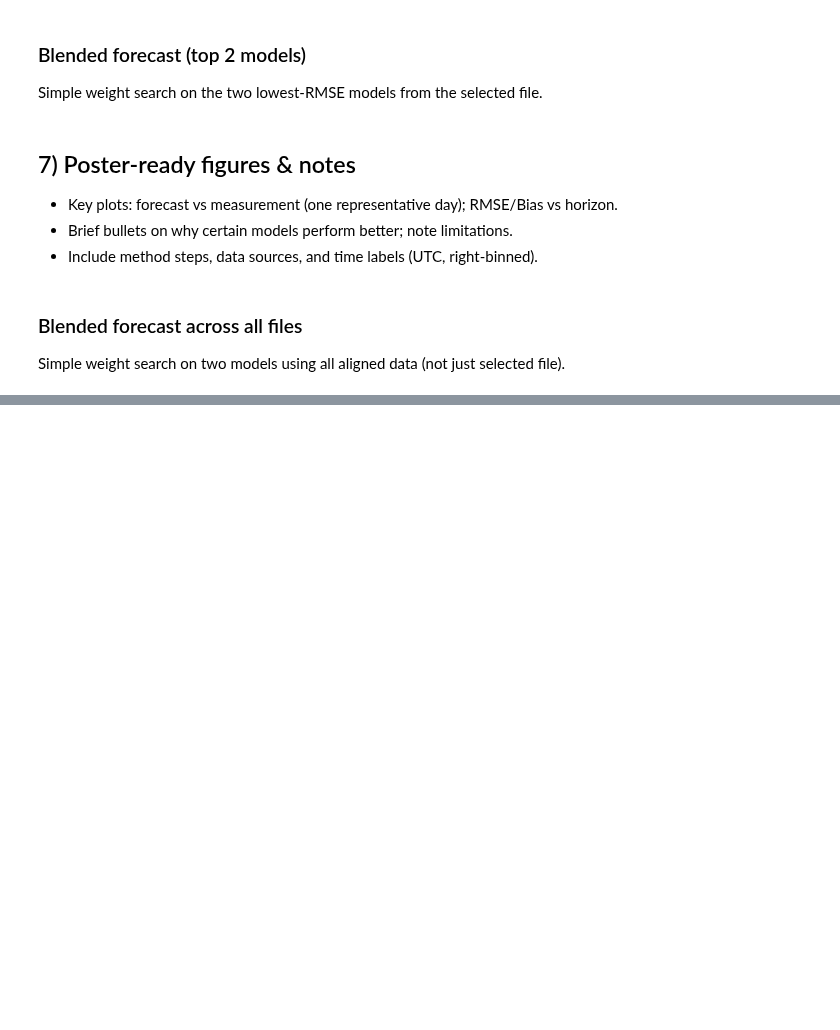
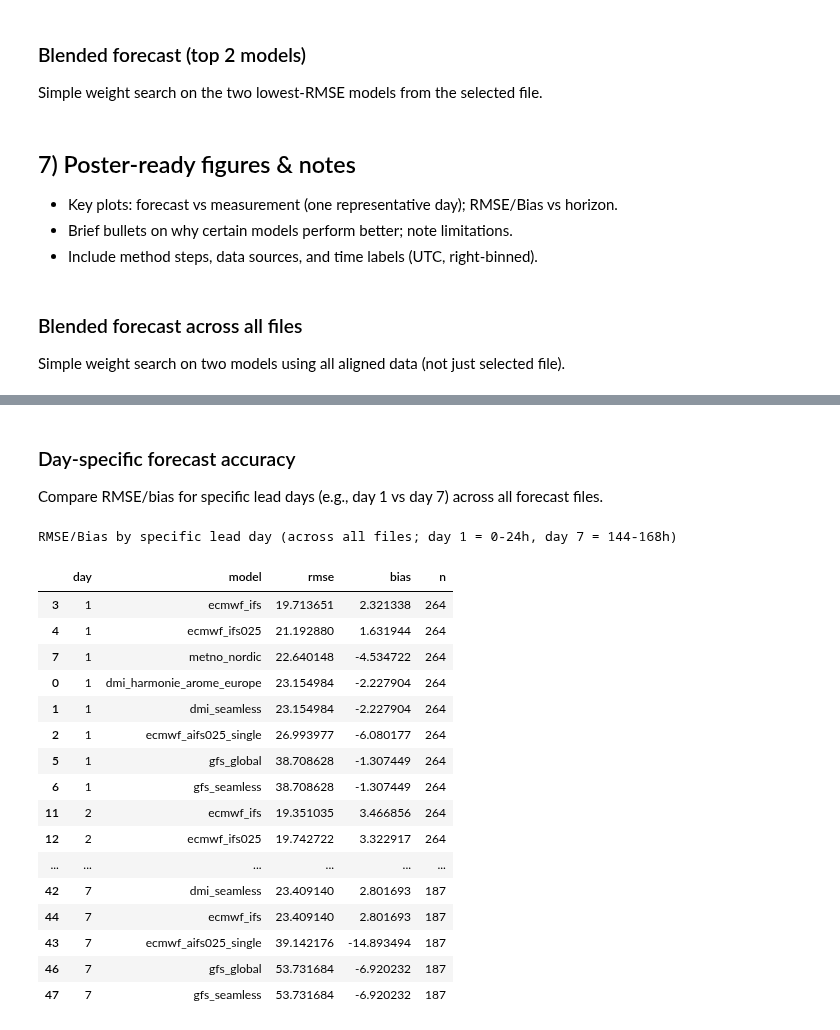
Before and after one commit to Louis2308/Solar-poster, a Jupyter notebook: Forcast_Comparison.ipynb, the cells around one changed output, grey strips where cells are left out. Saved outputs shown, nothing was run; the diff lists cells and outputs as text; code cells hidden in the pictures; blank space fills up the shorter version.

```diff
--- a/Forcast_Comparison.ipynb
+++ b/Forcast_Comparison.ipynb
@@ -466,0 +604,56 @@ Blended weight for ecmwf_ifs025: 0.70, ecmwf_ifs: 0.30
+# %% [markdown]
+
+### Day-specific forecast accuracy
+Compare RMSE/bias for specific lead days (e.g., day 1 vs day 7) across all forecast files.
+# %%
+
+import numpy as np
+import pandas as pd
+
+if 'aligned' not in locals() or aligned.empty:
+    raise ValueError("Run the alignment cell first to build 'aligned'")
+
+# Configure which lead days to evaluate (1 = 0-24h, 2 = 24-48h, etc.)
+target_days = [1, 2, 3, 4, 5, 6, 7]
+
+rows = []
+for d in target_days:
+    h_low = (d - 1) * 24
+    h_high = d * 24
+    subset = aligned[(aligned['horizon_hours'] > h_low) & (aligned['horizon_hours'] <= h_high)]
+    if subset.empty:
+        continue
+    agg = subset.groupby('model').agg(
+        rmse=('error', lambda x: np.sqrt((x**2).mean())),
+        bias=('error', 'mean'),
+        n=('error', 'size')
+    ).reset_index()
+    agg['day'] = d
+    rows.append(agg)
+
+if not rows:
+    raise ValueError("No data for selected target_days")
+
+results = pd.concat(rows, ignore_index=True)
+results = results.sort_values(['day', 'rmse'])
+print("RMSE/Bias by specific lead day (across all files; day 1 = 0-24h, day 7 = 144-168h)")
+display(results[['day', 'model', 'rmse', 'bias', 'n']])
+# %% [output]
+RMSE/Bias by specific lead day (across all files; day 1 = 0-24h, day 7 = 144-168h)
+|  | day | model | rmse | bias | n |
+| 3 | 1 | ecmwf_ifs | 19.713651 | 2.321338 | 264 |
+| 4 | 1 | ecmwf_ifs025 | 21.192880 | 1.631944 | 264 |
+| 7 | 1 | metno_nordic | 22.640148 | -4.534722 | 264 |
+| 0 | 1 | dmi_harmonie_arome_europe | 23.154984 | -2.227904 | 264 |
+| 1 | 1 | dmi_seamless | 23.154984 | -2.227904 | 264 |
+| 2 | 1 | ecmwf_aifs025_single | 26.993977 | -6.080177 | 264 |
+| 5 | 1 | gfs_global | 38.708628 | -1.307449 | 264 |
+| 6 | 1 | gfs_seamless | 38.708628 | -1.307449 | 264 |
+| 11 | 2 | ecmwf_ifs | 19.351035 | 3.466856 | 264 |
+| 12 | 2 | ecmwf_ifs025 | 19.742722 | 3.322917 | 264 |
+| ... | ... | ... | ... | ... | ... |
+| 42 | 7 | dmi_seamless | 23.409140 | 2.801693 | 187 |
+| 44 | 7 | ecmwf_ifs | 23.409140 | 2.801693 | 187 |
+| 43 | 7 | ecmwf_aifs025_single | 39.142176 | -14.893494 | 187 |
+| 46 | 7 | gfs_global | 53.731684 | -6.920232 | 187 |
+| 47 | 7 | gfs_seamless | 53.731684 | -6.920232 | 187 |
```
Also changed, not shown: parts of 10 cells of this notebook.
